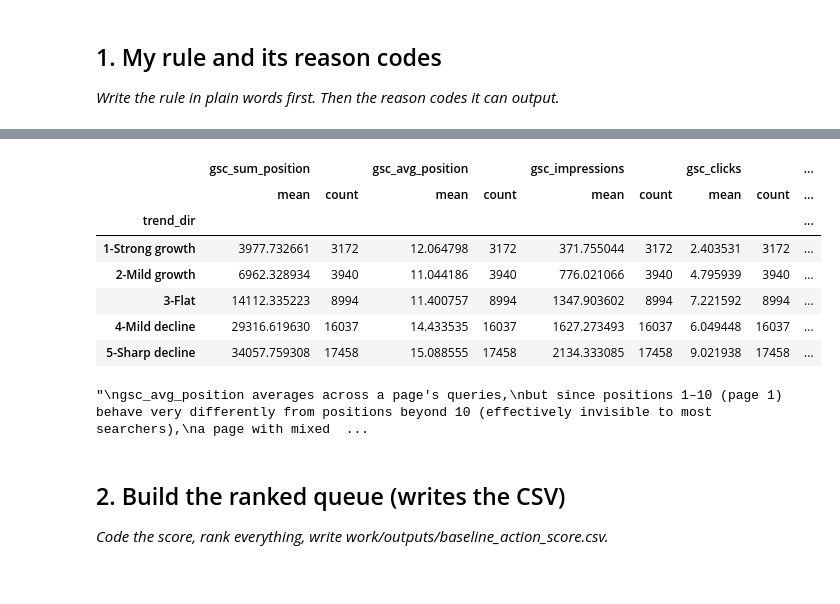
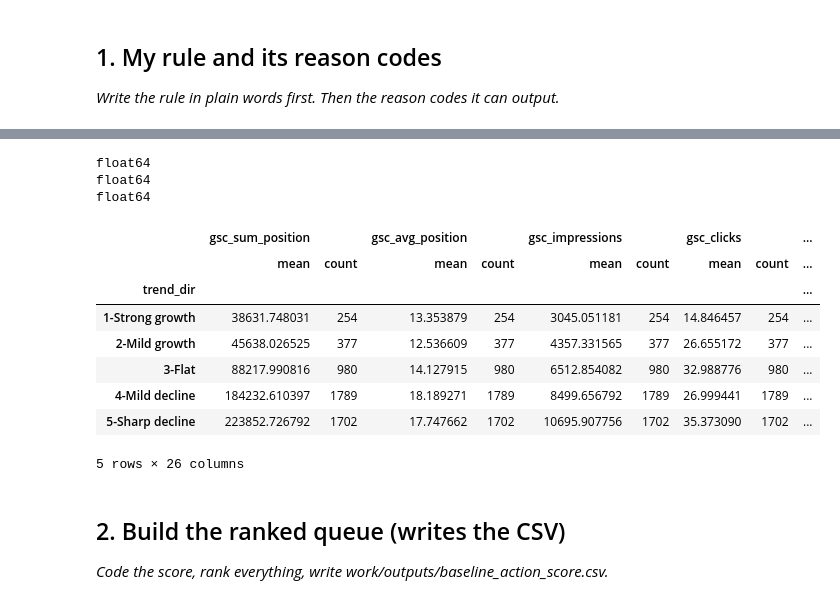
Before and after one commit to ammar-aa/Fly_rank_internship_repo, a Jupyter notebook: work/notebooks/w04_baseline_score.ipynb, the cells around one changed output, grey strips where cells are left out. Cells and saved outputs as stored; diff of their text form; code cells hidden in the pictures.

```diff
--- a/work/notebooks/w04_baseline_score.ipynb
+++ b/work/notebooks/w04_baseline_score.ipynb
@@ -61,3 +42,0 @@ GROUP BY client_hash_id, content_hash_id
-# %%
-df['ctr'] = df['gsc_clicks']/df['gsc_impressions']
-df['ctr'].fillna(0, inplace=True)
@@ -64,3 +49,19 @@ df['ctr'].fillna(0, inplace=True)
+# %%
+df['ctr'] = df['gsc_clicks'] / df['gsc_impressions']
+df['avg_engagement_sec_per_session'] = df['ga4_total_engagement_sec'] / df['ga4_sessions']
+df['scroll_rate'] = df['scroll_events'] / df['ga4_pageviews']
+
+for col in ['ctr', 'avg_engagement_sec_per_session', 'scroll_rate']:
+    df[col] = df[col].replace([np.inf, -np.inf], np.nan)
+    df[col] = df[col].astype('float64')
+
+print(df['ctr'].dtype)
+print(df['avg_engagement_sec_per_session'].dtype)
+print(df['scroll_rate'].dtype)
+# %% [output]
+float64
+float64
+float64
 # %%
 df_trend = dfM.merge(dfF, on=['client_hash_id', 'content_hash_id'], suffixes=('_feb', '_mar'), how='outer')
 # %%
@@ -88,19 +89,24 @@ tiers = ['Full', 'GSC-only', 'GA4-only', 'unavailable']
 
 df['tier'] = np.select(conditions, tiers, default=None)
 # %%
-df_full_tier = df[df['tier'] == 'Full']
-
-df_full_tier = df_full_tier.groupby(['client_hash_id', 'content_hash_id'], as_index=False).agg(
+df = df.groupby(['client_hash_id', 'content_hash_id'], as_index=False).agg(
     gsc_sum_position=('gsc_sum_position', 'sum'),
     gsc_avg_position=('gsc_avg_position', 'mean'),
     gsc_impressions=('gsc_impressions', 'sum'),
     gsc_clicks=('gsc_clicks', 'sum'),
+    ctr=('ctr', 'mean'),
     ga4_pageviews=('ga4_pageviews', 'sum'),
     ga4_sessions=('ga4_sessions', 'sum'),
     ga4_users=('ga4_users', 'sum'),
     ga4_engaged_sessions=('ga4_engaged_sessions', 'sum'),
-    ctr=('ctr', 'mean')
+    ga4_total_engagement_sec=('ga4_total_engagement_sec', 'sum'),
+    avg_engagement_sec_per_session=('avg_engagement_sec_per_session', 'mean'),
+    scroll_events=('scroll_events', 'sum'),
+    gsc_data_available=('gsc_data_available', 'first'),
+    ga4_data_available=('ga4_data_available', 'first'),
+    tier=('tier', 'first'),
+    scroll_rate=('scroll_rate', 'mean')
 )
 # %%
-df_full_tier = df_full_tier.merge(df_trend[['client_hash_id', 'content_hash_id','gsc_impressions_feb', 'trend_pct']], on=['client_hash_id', 'content_hash_id'], how='left')
+df = df.merge(df_trend[['client_hash_id', 'content_hash_id', 'trend_pct']], on=['client_hash_id', 'content_hash_id'], how='left')
 # %%
@@ -116,36 +123,31 @@ df_full_tier['trend_dir'] = np.select(conditions, ranks, default=None)
 # %%
 display(df_full_tier.groupby('trend_dir').agg(
     {
         'gsc_sum_position': ['mean', 'count'],
         'gsc_avg_position': ['mean', 'count'],
         'gsc_impressions' : ['mean', 'count'],
         'gsc_clicks' : ['mean', 'count'],
         'ga4_pageviews' : ['mean', 'count'],
         'ga4_sessions' : ['mean', 'count'],
         'ga4_users' : ['mean', 'count'],
         'ga4_engaged_sessions' : ['mean', 'count'],
         'ctr' : ['mean', 'count'],
+        'ga4_total_engagement_sec' : ['mean', 'count'],
+        'avg_engagement_sec_per_session' : ['mean', 'count'],
+        'scroll_events' : ['mean', 'count'],
+        'scroll_rate' : ['mean', 'count']
     }
 ))
 # %% [output]
 |  | gsc_sum_position |  | gsc_avg_position |  | gsc_impressions |  | gsc_clicks |  | ... |
 |  | mean | count | mean | count | mean | count | mean | count | ... |
 | trend_dir |  |  |  |  |  |  |  |  | ... |
-| 1-Strong growth | 3977.732661 | 3172 | 12.064798 | 3172 | 371.755044 | 3172 | 2.403531 | 3172 | ... |
-| 2-Mild growth | 6962.328934 | 3940 | 11.044186 | 3940 | 776.021066 | 3940 | 4.795939 | 3940 | ... |
-| 3-Flat | 14112.335223 | 8994 | 11.400757 | 8994 | 1347.903602 | 8994 | 7.221592 | 8994 | ... |
-| 4-Mild decline | 29316.619630 | 16037 | 14.433535 | 16037 | 1627.273493 | 16037 | 6.049448 | 16037 | ... |
-| 5-Sharp decline | 34057.759308 | 17458 | 15.088555 | 17458 | 2134.333085 | 17458 | 9.021938 | 17458 | ... |
+| 1-Strong growth | 38631.748031 | 254 | 13.353879 | 254 | 3045.051181 | 254 | 14.846457 | 254 | ... |
+| 2-Mild growth | 45638.026525 | 377 | 12.536609 | 377 | 4357.331565 | 377 | 26.655172 | 377 | ... |
+| 3-Flat | 88217.990816 | 980 | 14.127915 | 980 | 6512.854082 | 980 | 32.988776 | 980 | ... |
+| 4-Mild decline | 184232.610397 | 1789 | 18.189271 | 1789 | 8499.656792 | 1789 | 26.999441 | 1789 | ... |
+| 5-Sharp decline | 223852.726792 | 1702 | 17.747662 | 1702 | 10695.907756 | 1702 | 35.373090 | 1702 | ... |
+5 rows × 26 columns
-# %%
-"""
-gsc_avg_position averages across a page's queries,
-but since positions 1–10 (page 1) behave very differently from positions beyond 10 (effectively invisible to most searchers),
-a page with mixed query performance can average out to a position that doesn't reflect real visibility for any of its queries.
-This likely explains some of the scrambled middle-bucket ordering — sum_position,
-while confounded by query volume, doesn't suffer from this specific averaging distortion.
-"""
-# %% [output]
-"\ngsc_avg_position averages across a page's queries,\nbut since positions 1–10 (page 1) behave very differently from positions beyond 10 (effectively invisible to most searchers),\na page with mixed  ...
 # %% [markdown]
 ## 2. Build the ranked queue (writes the CSV)
 
```
Also changed, not shown: parts of 10 cells of this notebook.
